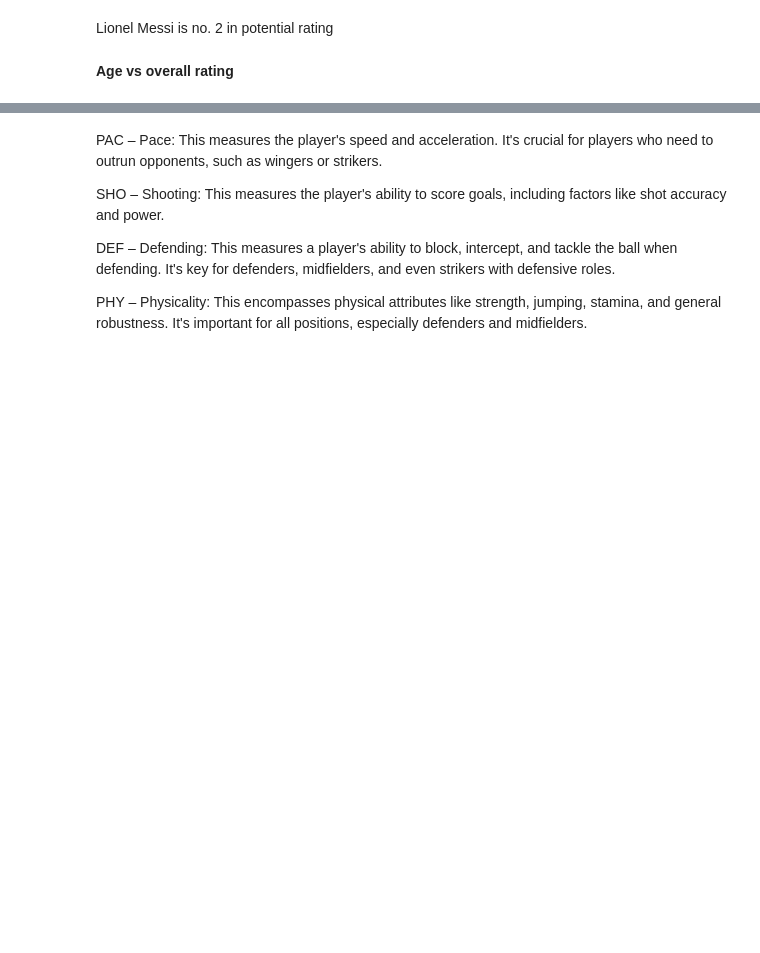
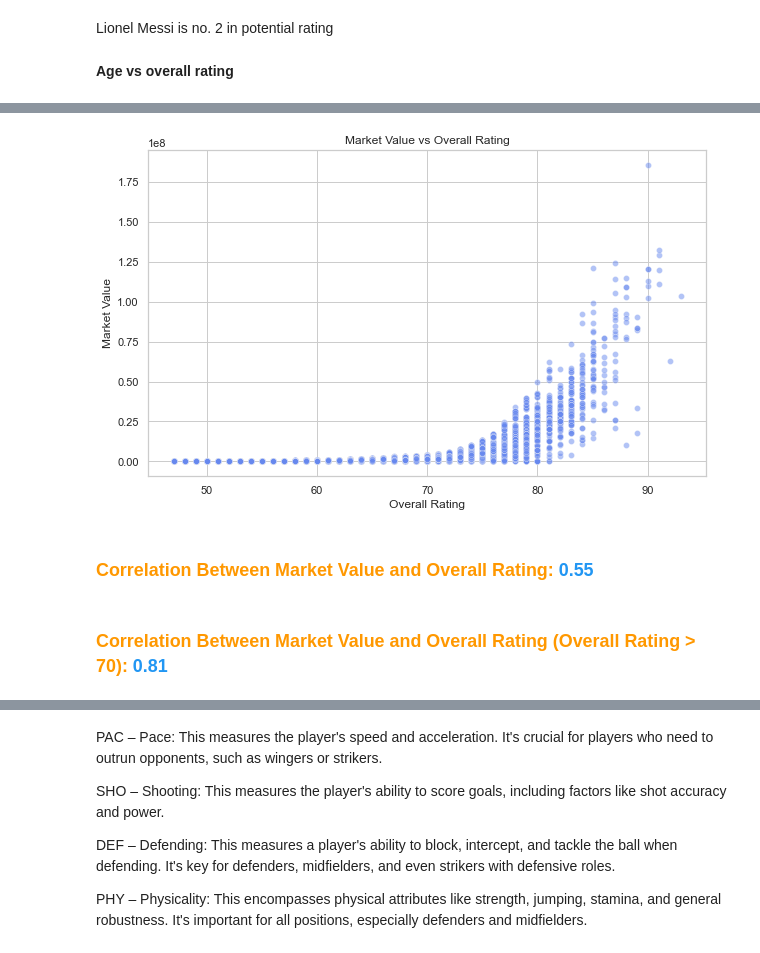
Before and after one commit to Usayed777/PortfolioProjects, a Jupyter notebook: Fifa.ipynb, the cells around one changed output, grey strips where cells are left out. Saved outputs shown, nothing was run; the diff lists cells and outputs as text; code cells hidden in the pictures; blank space fills up the shorter version.

```diff
--- a/Fifa.ipynb
+++ b/Fifa.ipynb
@@ -577,13 +432,0 @@ plt.show()
-# %%
-plt.figure(figsize=(10, 6))
-
-sns.set(style="whitegrid")
-
-sns.scatterplot(data=df, x='Value', y='Wage', hue='Value', palette='coolwarm', s=100)
-
-plt.xlabel('Value')
-plt.ylabel('Wage')
-plt.title('Scatter Plot of Wage vs Value')
-
-plt.tight_layout()
-plt.show()
@@ -697,0 +535,20 @@ Index(['ID', 'FullName', 'Nationality', 'Age', 'Overall Rating',
+# %%
+plt.figure(figsize=(10, 6))
+sns.scatterplot(x='Overall Rating', y='Value', data=df, alpha=0.5)
+plt.title('Market Value vs Overall Rating')
+plt.xlabel('Overall Rating')
+plt.ylabel('Market Value')
+plt.show()
+
+correlation_value = df['Value'].corr(df['Overall Rating'])
+display(HTML(f"<h3 style='color: #FF9800;'>Correlation Between Market Value and Overall Rating: <span style='color: #2196F3;'>{correlation_value:.2f}</span></h3>"))
+# %% [output]
+[figure, added]
+Correlation Between Market Value and Overall Rating: 0.55
+# %%
+filtered_df = df[df['Overall Rating'] > 70]
+
+correlation_value_ovr = filtered_df['Value'].corr(filtered_df['Overall Rating'])
+display(HTML(f"<h3 style='color: #FF9800;'>Correlation Between Market Value and Overall Rating (Overall Rating > 70): <span style='color: #2196F3;'>{correlation_value_ovr:.2f}</span></h3>"))
+# %% [output]
+Correlation Between Market Value and Overall Rating (Overall Rating > 70): 0.81
```
Also changed, not shown: parts of 62 cells of this notebook.
